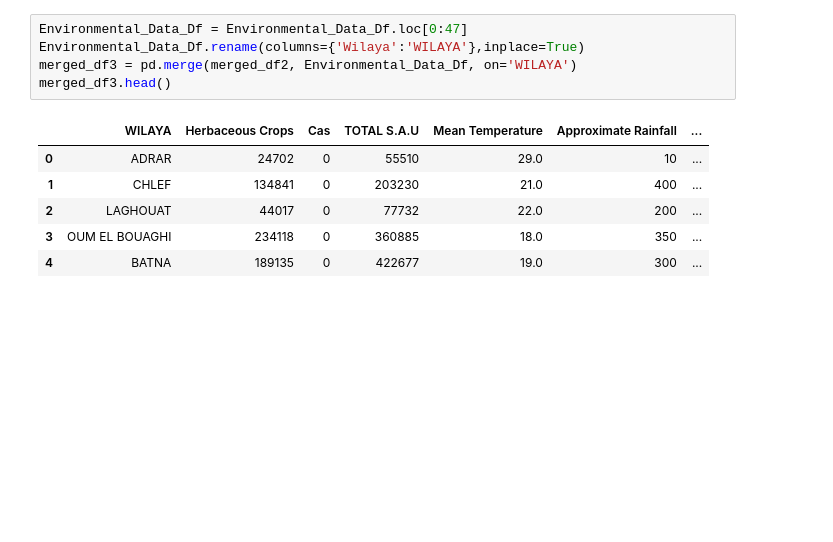
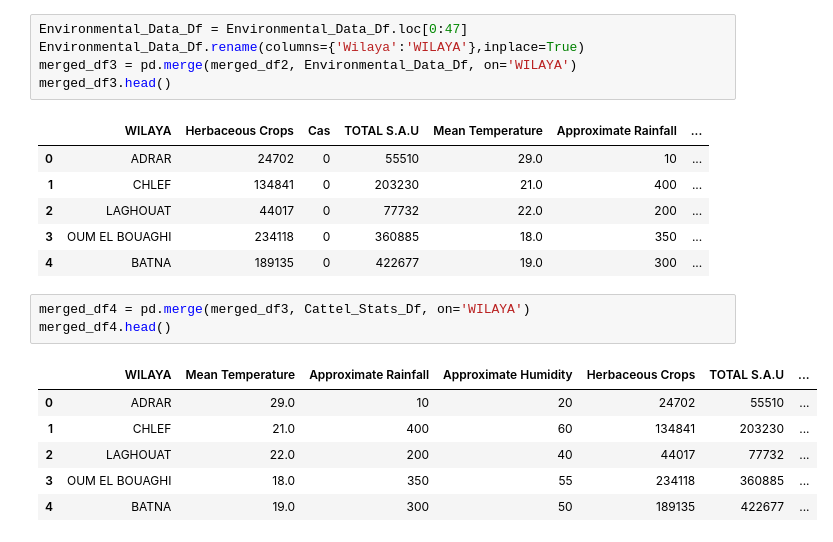
Before and after one commit to Mouadh-Bourezg/DataMiningProject, a Jupyter notebook: projectNotebook.ipynb, the cells around one changed output. Cells and saved outputs as stored; diff of their text form; blank space fills up the shorter version.

```diff
--- a/projectNotebook.ipynb
+++ b/projectNotebook.ipynb
@@ -234,3 +259,13 @@ merged_df3.head()
 | 2 | LAGHOUAT | 44017 | 0 | 77732 | 22.0 | 200 | ... |
 | 3 | OUM EL BOUAGHI | 234118 | 0 | 360885 | 18.0 | 350 | ... |
 | 4 | BATNA | 189135 | 0 | 422677 | 19.0 | 300 | ... |
+# %%
+merged_df4 = pd.merge(merged_df3, Cattel_Stats_Df, on='WILAYA')
+merged_df4.head()
+# %% [output]
+|  | WILAYA | Mean Temperature | Approximate Rainfall | Approximate Humidity | Herbaceous Crops | TOTAL S.A.U | ... |
+| 0 | ADRAR | 29.0 | 10 | 20 | 24702 | 55510 | ... |
+| 1 | CHLEF | 21.0 | 400 | 60 | 134841 | 203230 | ... |
+| 2 | LAGHOUAT | 22.0 | 200 | 40 | 44017 | 77732 | ... |
+| 3 | OUM EL BOUAGHI | 18.0 | 350 | 55 | 234118 | 360885 | ... |
+| 4 | BATNA | 19.0 | 300 | 50 | 189135 | 422677 | ... |
```
Also changed, not shown: parts of 5 cells of this notebook, 1 other file.
